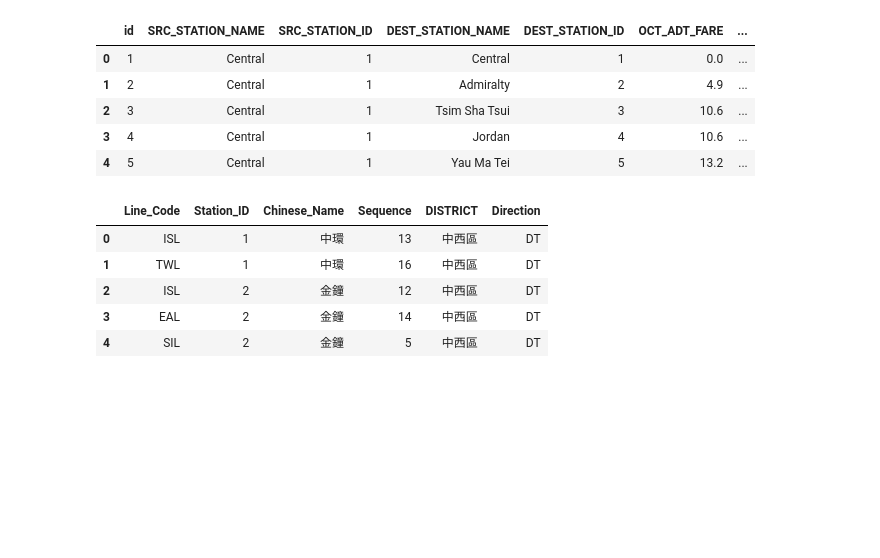
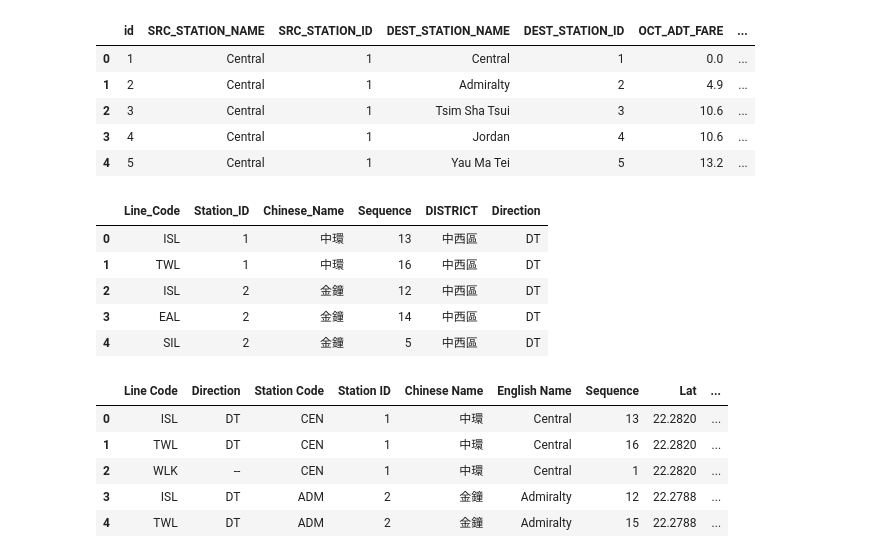
Before and after one commit to feiyiLB/comp3522, a Jupyter notebook: Notebooks/MTR_Conversion.ipynb, the cells around one changed output. Saved outputs shown, nothing was run; the diff lists cells and outputs as text; code cells hidden in the pictures; blank space fills up the shorter version.

Commit message:
MTR DISTANCE CALCULATION and coordinates

```diff
--- a/Notebooks/MTR_Conversion.ipynb
+++ b/Notebooks/MTR_Conversion.ipynb
@@ -20,6 +20,16 @@ MTR_DISTRICT.head()
 | 2 | ISL | 2 | 金鐘 | 12 | 中西區 | DT |
 | 3 | EAL | 2 | 金鐘 | 14 | 中西區 | DT |
 | 4 | SIL | 2 | 金鐘 | 5 | 中西區 | DT |
+# %%
+MTR_COORDINATES=pd.read_excel("../Data/MTR/MTR_STATIONS_COORDINATES.xlsx",engine="openpyxl")
+MTR_COORDINATES.head()
+# %% [output]
+|  | Line Code | Direction | Station Code | Station ID | Chinese Name | English Name | Sequence | Lat | ... |
+| 0 | ISL | DT | CEN | 1 | 中環 | Central | 13 | 22.2820 | ... |
+| 1 | TWL | DT | CEN | 1 | 中環 | Central | 16 | 22.2820 | ... |
+| 2 | WLK | -- | CEN | 1 | 中環 | Central | 1 | 22.2820 | ... |
+| 3 | ISL | DT | ADM | 2 | 金鐘 | Admiralty | 12 | 22.2788 | ... |
+| 4 | TWL | DT | ADM | 2 | 金鐘 | Admiralty | 15 | 22.2788 | ... |
 # %%
 mtr_src_fares=mtr_lines_fares.merge(
     MTR_DISTRICT[['Station_ID','DISTRICT','Chinese_Name','Sequence','Line_Code']],
```
Also changed, not shown: parts of 8 cells of this notebook, 3 other files.
